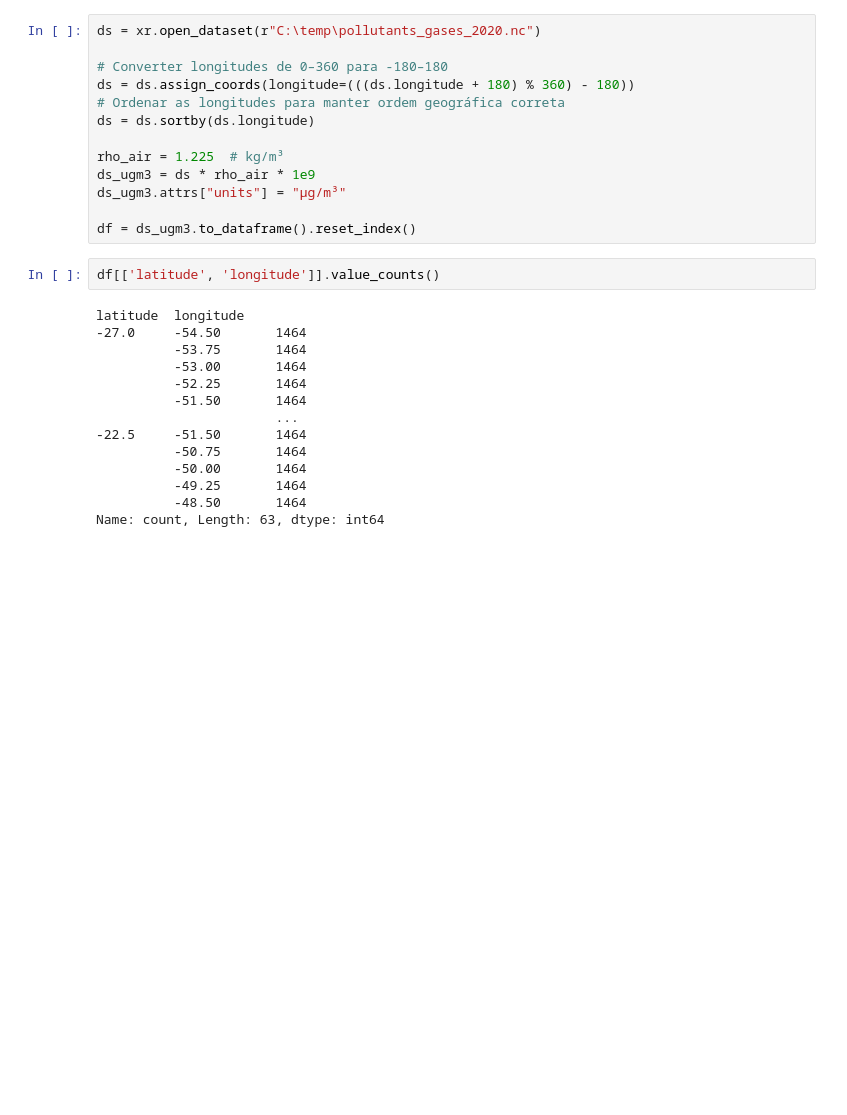
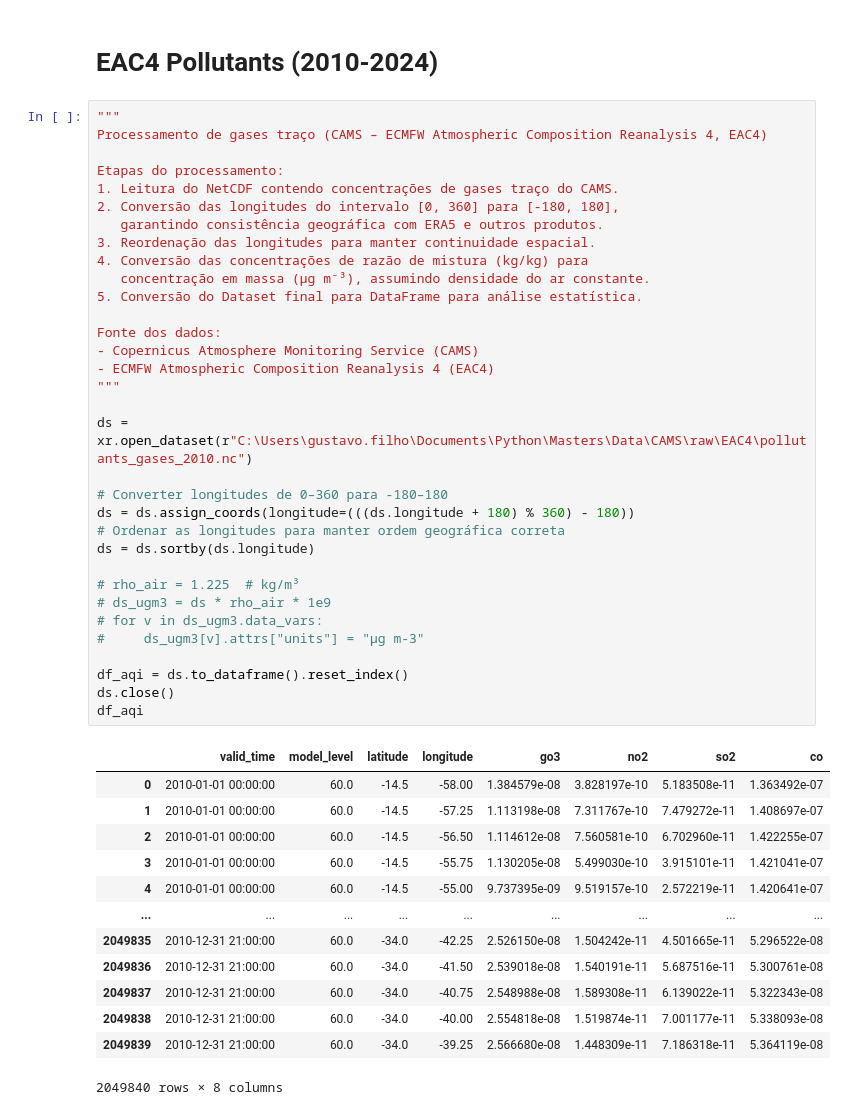
Before and after one commit to Gusmeira/Air-Quality-Neural-Forecast, a Jupyter notebook: Data/CAMS/extraction.ipynb, the cells around one changed output. Drawn from its saved outputs; the diff is of its cells as text; blank space fills up the shorter version.

```diff
--- a/Data/CAMS/extraction.ipynb
+++ b/Data/CAMS/extraction.ipynb
@@ -11,30 +14,50 @@ from geobr import read_municipality
 from shapely.geometry import Point
+# %% [markdown]
+# EAC4 Pollutants (2010-2024)
 # %%
-ds = xr.open_dataset(r"C:\temp\pollutants_gases_2020.nc")
+"""
+Processamento de gases traço (CAMS – ECMFW Atmospheric Composition Reanalysis 4, EAC4)
+
+Etapas do processamento:
+1. Leitura do NetCDF contendo concentrações de gases traço do CAMS.
+2. Conversão das longitudes do intervalo [0, 360] para [-180, 180],
+   garantindo consistência geográfica com ERA5 e outros produtos.
+3. Reordenação das longitudes para manter continuidade espacial.
+4. Conversão das concentrações de razão de mistura (kg/kg) para
+   concentração em massa (µg m⁻³), assumindo densidade do ar constante.
+5. Conversão do Dataset final para DataFrame para análise estatística.
+
+Fonte dos dados:
+- Copernicus Atmosphere Monitoring Service (CAMS)
+- ECMFW Atmospheric Composition Reanalysis 4 (EAC4)
+"""
+
+ds = xr.open_dataset(r"C:\Users\gustavo.filho\Documents\Python\Masters\Data\CAMS\raw\EAC4\pollutants_gases_2010.nc")
 
 # Converter longitudes de 0–360 para -180–180
 ds = ds.assign_coords(longitude=(((ds.longitude + 180) % 360) - 180))
 # Ordenar as longitudes para manter ordem geográfica correta
 ds = ds.sortby(ds.longitude)
 
-rho_air = 1.225  # kg/m³
-ds_ugm3 = ds * rho_air * 1e9
-ds_ugm3.attrs["units"] = "µg/m³"
+# rho_air = 1.225  # kg/m³
+# ds_ugm3 = ds * rho_air * 1e9
+# for v in ds_ugm3.data_vars:
+#     ds_ugm3[v].attrs["units"] = "µg m-3"
 
-df = ds_ugm3.to_dataframe().reset_index()
+df_aqi = ds.to_dataframe().reset_index()
+ds.close()
+df_aqi
+# %% [output]
+|  | valid_time | model_level | latitude | longitude | go3 | no2 | so2 | co |
+| 0 | 2010-01-01 00:00:00 | 60.0 | -14.5 | -58.00 | 1.384579e-08 | 3.828197e-10 | 5.183508e-11 | 1.363492e-07 |
+| 1 | 2010-01-01 00:00:00 | 60.0 | -14.5 | -57.25 | 1.113198e-08 | 7.311767e-10 | 7.479272e-11 | 1.408697e-07 |
+| 2 | 2010-01-01 00:00:00 | 60.0 | -14.5 | -56.50 | 1.114612e-08 | 7.560581e-10 | 6.702960e-11 | 1.422255e-07 |
+| 3 | 2010-01-01 00:00:00 | 60.0 | -14.5 | -55.75 | 1.130205e-08 | 5.499030e-10 | 3.915101e-11 | 1.421041e-07 |
+| 4 | 2010-01-01 00:00:00 | 60.0 | -14.5 | -55.00 | 9.737395e-09 | 9.519157e-10 | 2.572219e-11 | 1.420641e-07 |
+| ... | ... | ... | ... | ... | ... | ... | ... | ... |
+| 2049835 | 2010-12-31 21:00:00 | 60.0 | -34.0 | -42.25 | 2.526150e-08 | 1.504242e-11 | 4.501665e-11 | 5.296522e-08 |
+| 2049836 | 2010-12-31 21:00:00 | 60.0 | -34.0 | -41.50 | 2.539018e-08 | 1.540191e-11 | 5.687516e-11 | 5.300761e-08 |
+| 2049837 | 2010-12-31 21:00:00 | 60.0 | -34.0 | -40.75 | 2.548988e-08 | 1.589308e-11 | 6.139022e-11 | 5.322343e-08 |
+| 2049838 | 2010-12-31 21:00:00 | 60.0 | -34.0 | -40.00 | 2.554818e-08 | 1.519874e-11 | 7.001177e-11 | 5.338093e-08 |
+| 2049839 | 2010-12-31 21:00:00 | 60.0 | -34.0 | -39.25 | 2.566680e-08 | 1.448309e-11 | 7.186318e-11 | 5.364119e-08 |
+2049840 rows × 8 columns
-# %%
-df[['latitude', 'longitude']].value_counts()
-# %% [output]
-latitude  longitude
--27.0     -54.50       1464
-          -53.75       1464
-          -53.00       1464
-          -52.25       1464
-          -51.50       1464
-                       ...
--22.5     -51.50       1464
-          -50.75       1464
-          -50.00       1464
-          -49.25       1464
-          -48.50       1464
-Name: count, Length: 63, dtype: int64
```
Also changed, not shown: parts of 34 cells of this notebook, 2 other files.
